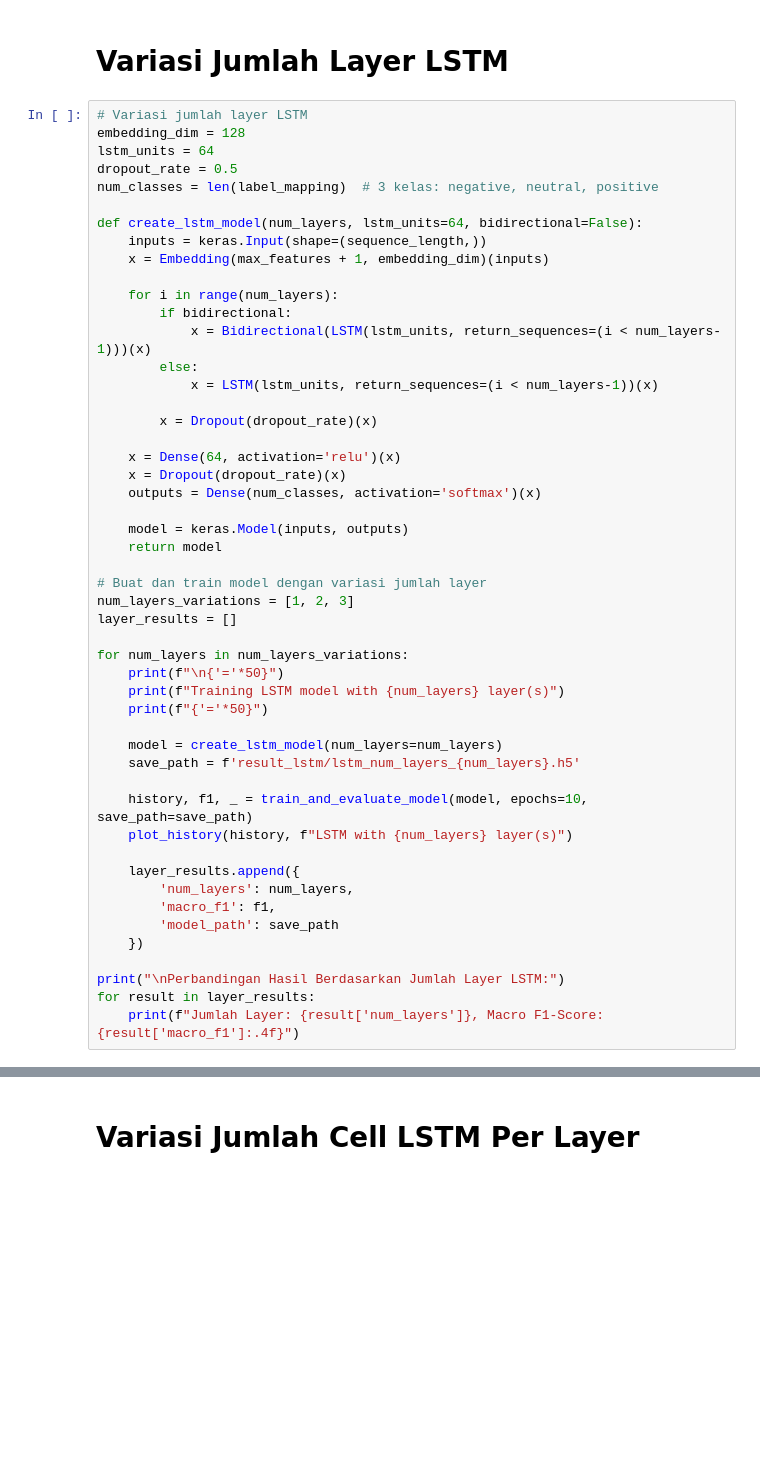
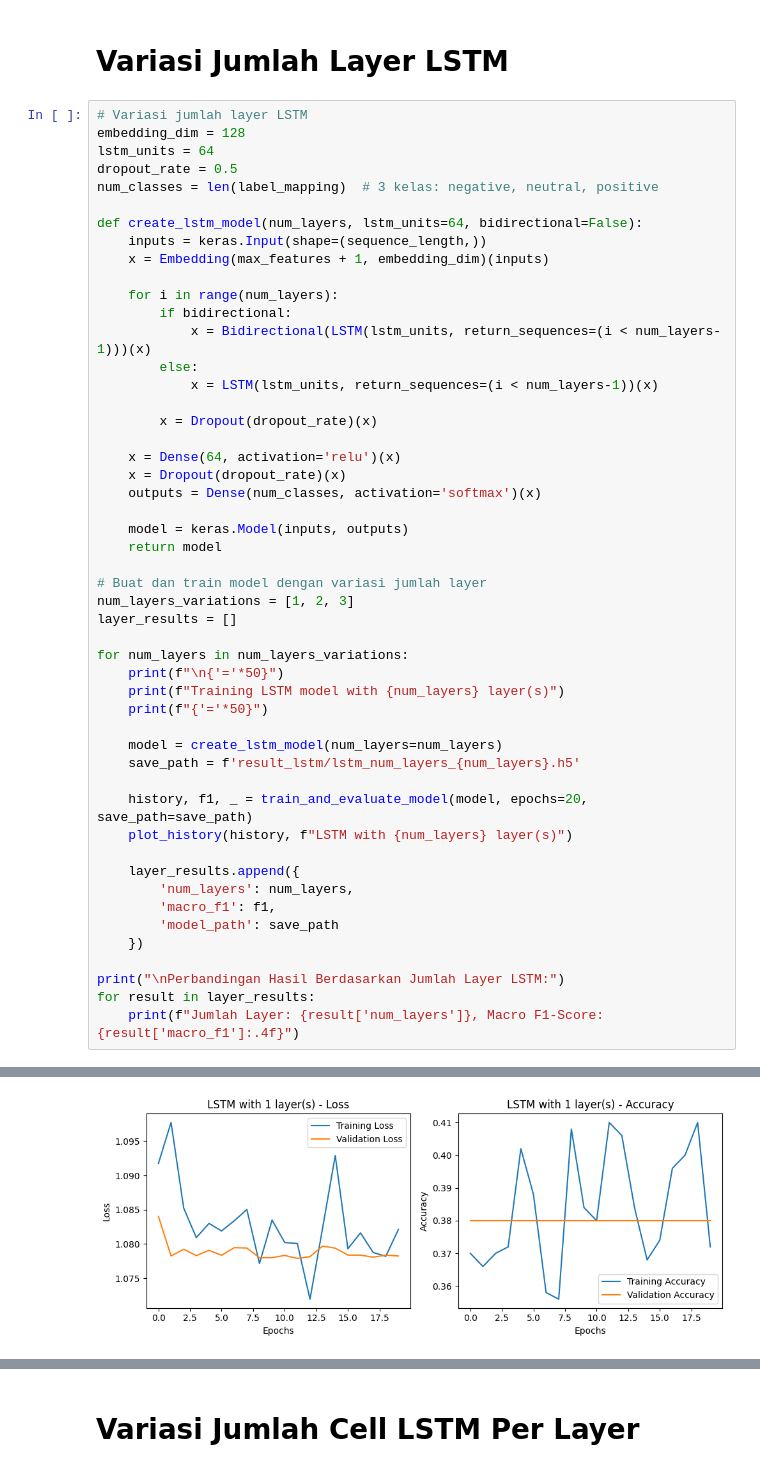
Before and after one commit to wigaandini/Tubes2-IF3270-Kelompok49, a Jupyter notebook: src/lstm.ipynb, the cells around one changed output, grey strips where cells are left out. Drawn from its saved outputs; the diff is of its cells as text; blank space fills up the shorter version.

```diff
--- a/src/lstm.ipynb
+++ b/src/lstm.ipynb
@@ -204,7 +204,7 @@ for num_layers in num_layers_variations:
     model = create_lstm_model(num_layers=num_layers)
     save_path = f'result_lstm/lstm_num_layers_{num_layers}.h5'
 
-    history, f1, _ = train_and_evaluate_model(model, epochs=10, save_path=save_path)
+    history, f1, _ = train_and_evaluate_model(model, epochs=20, save_path=save_path)
     plot_history(history, f"LSTM with {num_layers} layer(s)")
 
     layer_results.append({
@@ -263,0 +271 @@ WARNING:absl:You are saving your model as an HDF5 file via `model.save()` or `ke
+[figure, new version]
```
Also changed, not shown: parts of 10 cells of this notebook, 20 other files.
